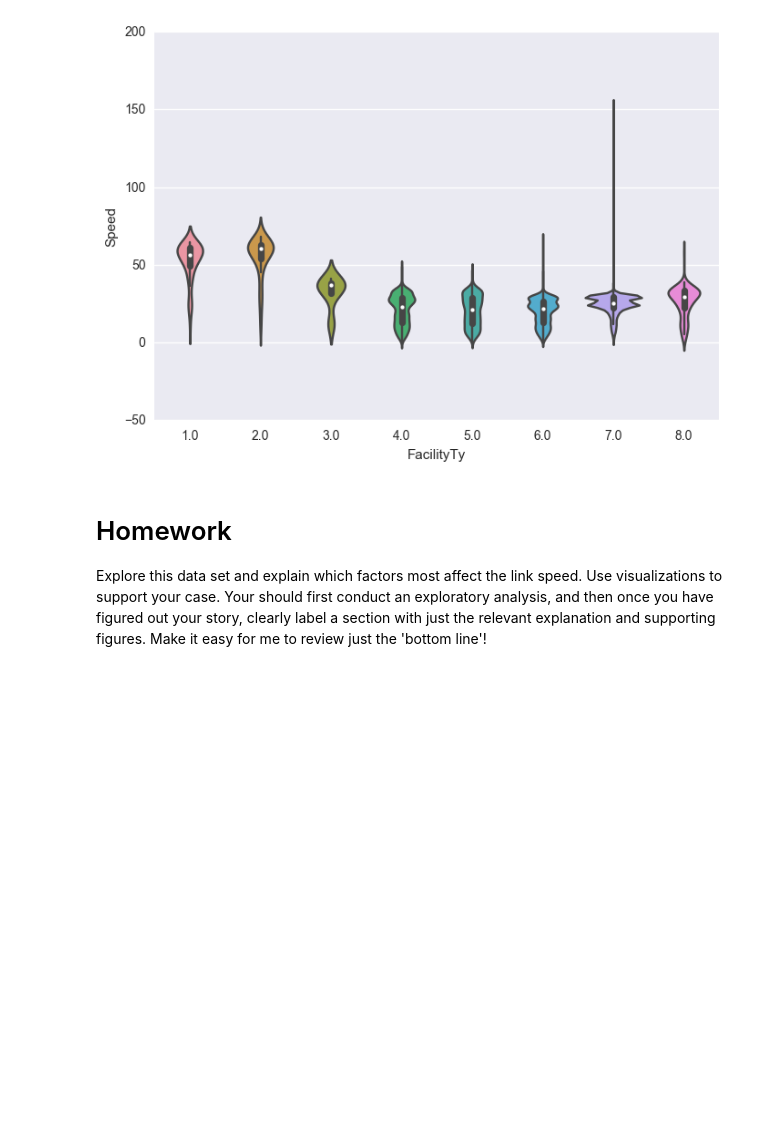
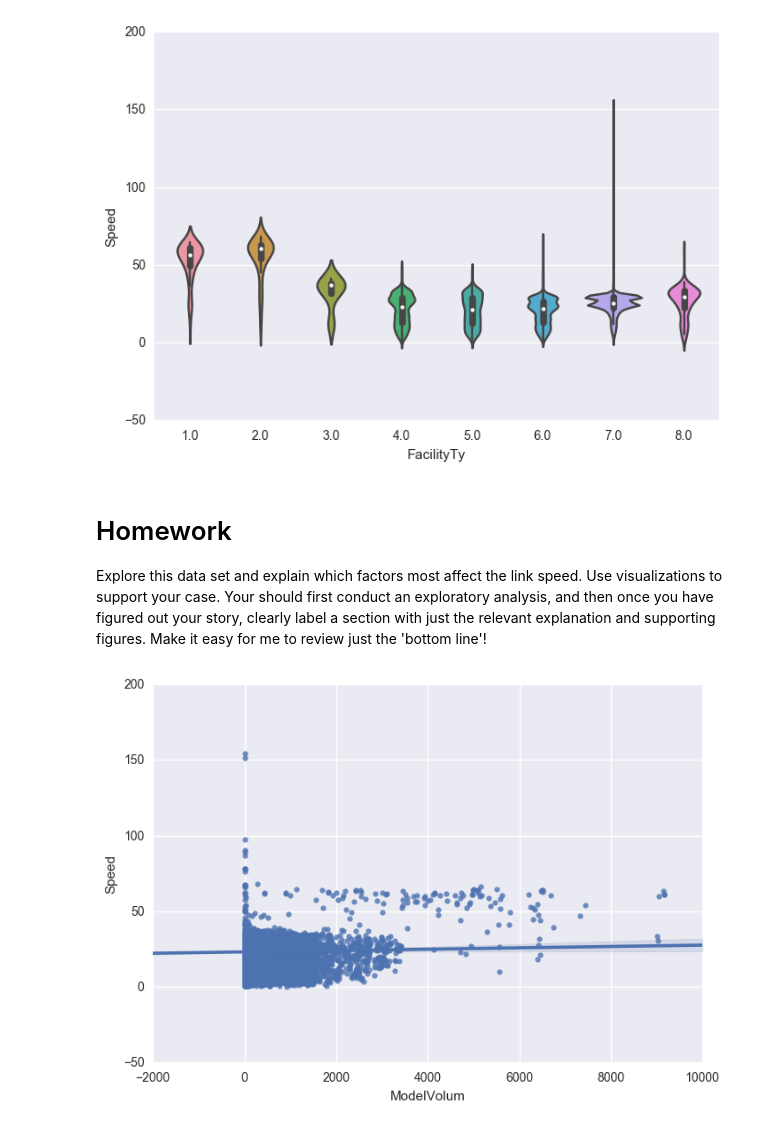
Before and after one commit to kboerger4/ce599-s17, a Jupyter notebook: 16-Data Viz 2/data-viz-2.ipynb, the cells around one changed output. Saved outputs shown, nothing was run; the diff lists cells and outputs as text; code cells hidden in the pictures; blank space fills up the shorter version.

```diff
--- a/16-Data Viz 2/data-viz-2.ipynb
+++ b/16-Data Viz 2/data-viz-2.ipynb
@@ -231,0 +235,4 @@ Explore this data set and explain which factors most affect the link speed.  Use
+# %%
+sns.regplot(x="ModelVolum", y="Speed", data=net);
+# %% [output]
+[figure, added]
```
Also changed, not shown: parts of 2 cells of this notebook.
